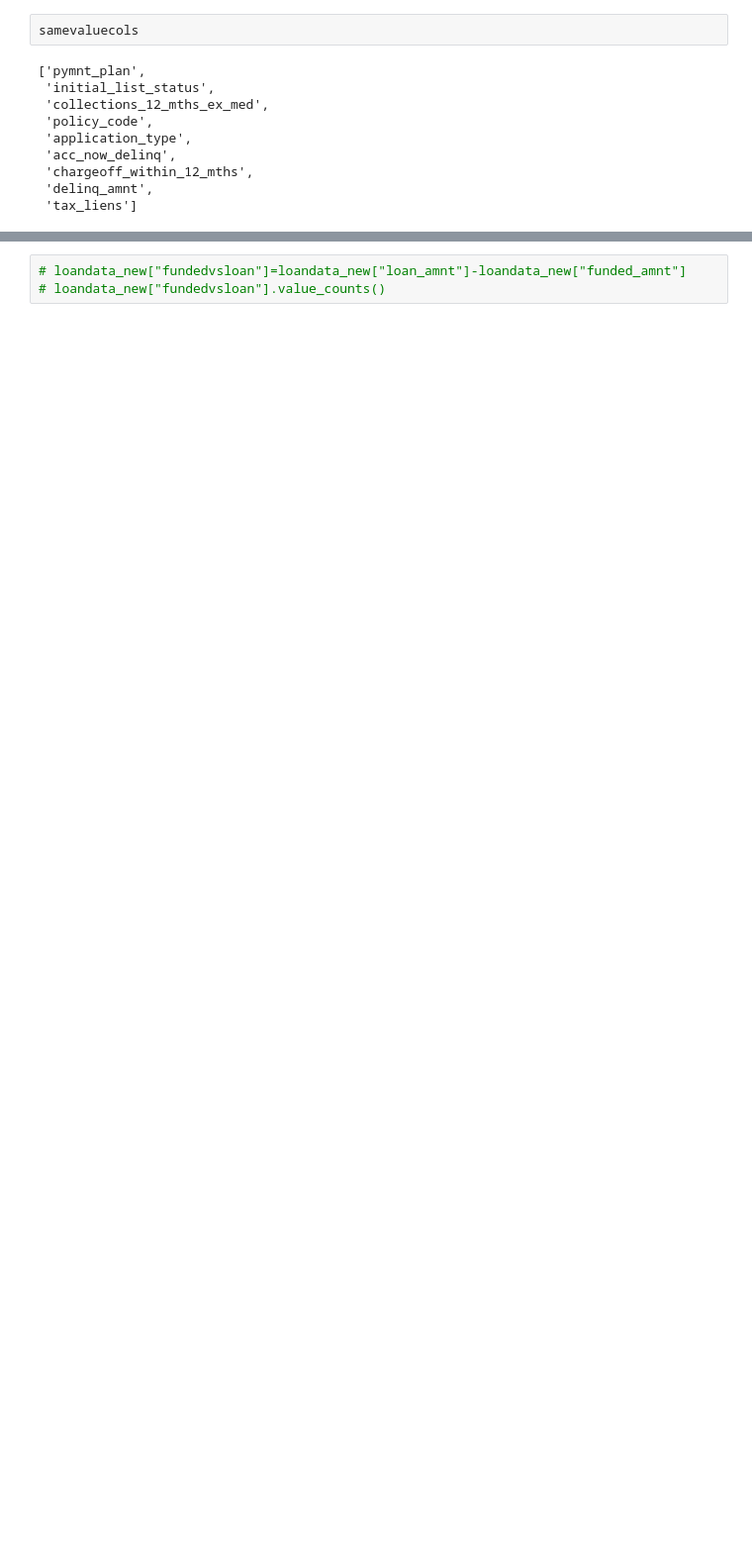
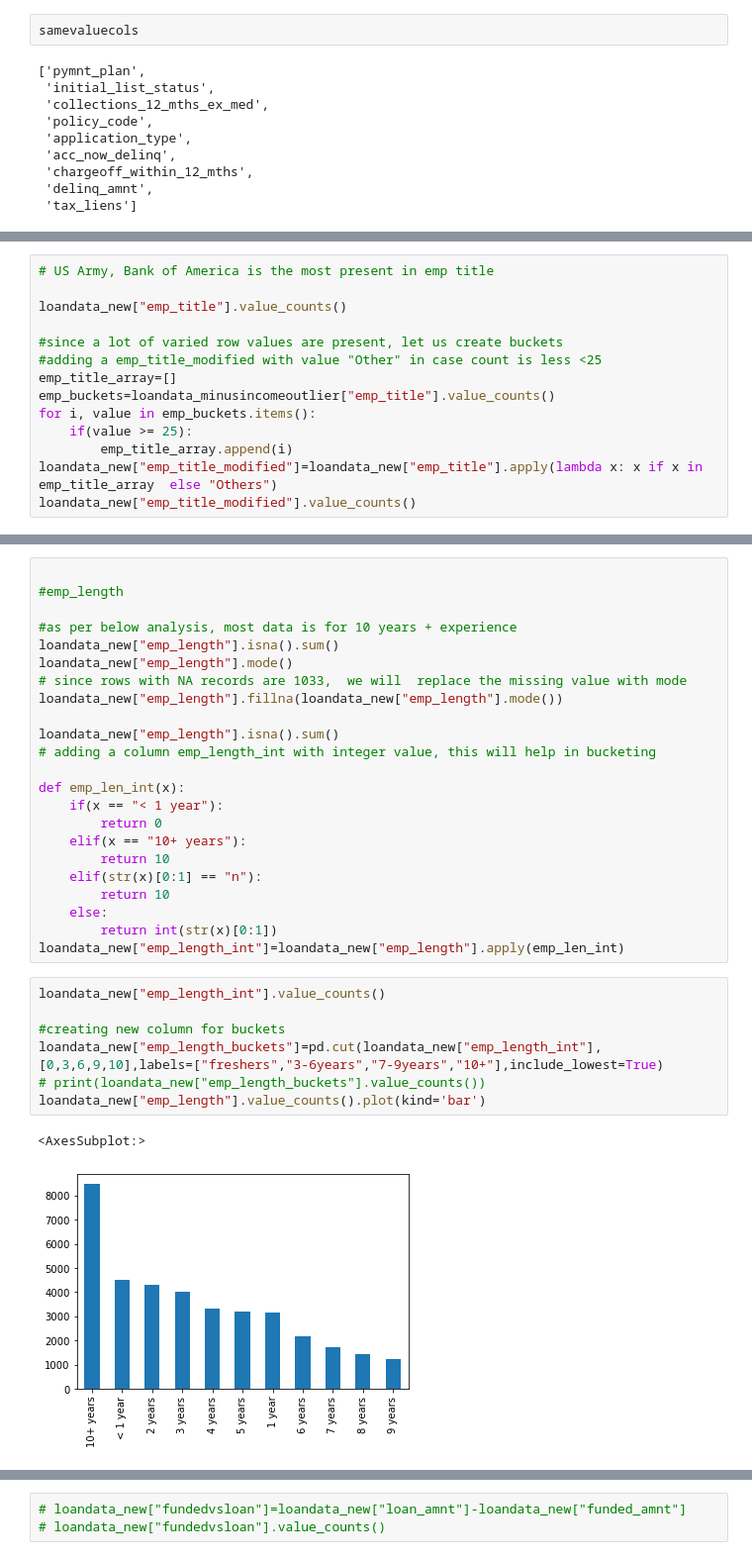
Before and after one commit to shrutich91/LENDING-CLUB-CASE-STUDY, a Jupyter notebook: rev1.ipynb, the cells around one changed output, grey strips where cells are left out. Shown: that part at 99% size. Drawn from its saved outputs; the diff is of its cells as text; blank space fills up the shorter version.

```diff
--- a/rev1.ipynb
+++ b/rev1.ipynb
@@ -180,0 +255,14 @@ Name: term, dtype: int64
+# %%
+# US Army, Bank of America is the most present in emp title
+
+loandata_new["emp_title"].value_counts()
+
+#since a lot of varied row values are present, let us create buckets
+#adding a emp_title_modified with value "Other" in case count is less <25
+emp_title_array=[]
+emp_buckets=loandata_minusincomeoutlier["emp_title"].value_counts()
+for i, value in emp_buckets.items():
+    if(value >= 25):
+        emp_title_array.append(i)
+loandata_new["emp_title_modified"]=loandata_new["emp_title"].apply(lambda x: x if x in emp_title_array  else "Others")
+loandata_new["emp_title_modified"].value_counts()
@@ -180,0 +287,33 @@ Name: term, dtype: int64
+# %%
+
+#emp_length
+
+#as per below analysis, most data is for 10 years + experience
+loandata_new["emp_length"].isna().sum()
+loandata_new["emp_length"].mode()
+# since rows with NA records are 1033,  we will  replace the missing value with mode
+loandata_new["emp_length"].fillna(loandata_new["emp_length"].mode())
+
+loandata_new["emp_length"].isna().sum()
+# adding a column emp_length_int with integer value, this will help in bucketing
+
+def emp_len_int(x):
+    if(x == "< 1 year"):
+        return 0
+    elif(x == "10+ years"):
+        return 10
+    elif(str(x)[0:1] == "n"):
+        return 10
+    else:
+        return int(str(x)[0:1])
+loandata_new["emp_length_int"]=loandata_new["emp_length"].apply(emp_len_int)
+# %%
+loandata_new["emp_length_int"].value_counts()
+
+#creating new column for buckets
+loandata_new["emp_length_buckets"]=pd.cut(loandata_new["emp_length_int"],[0,3,6,9,10],labels=["freshers","3-6years","7-9years","10+"],include_lowest=True)
+# print(loandata_new["emp_length_buckets"].value_counts())
+loandata_new["emp_length"].value_counts().plot(kind='bar')
+# %% [output]
+<AxesSubplot:>
+[figure, added]
```
Also changed, not shown: parts of 64 cells of this notebook.
